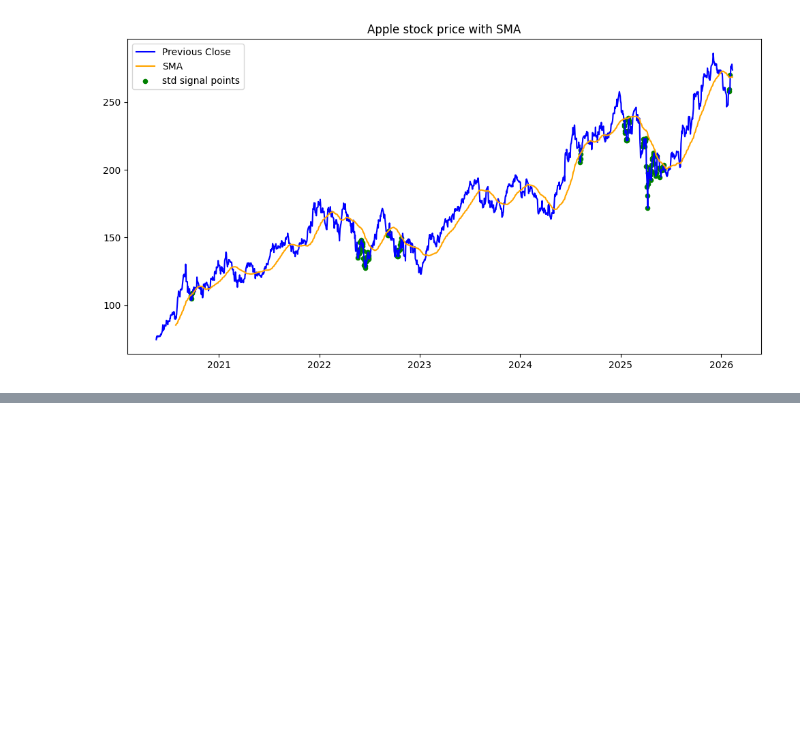
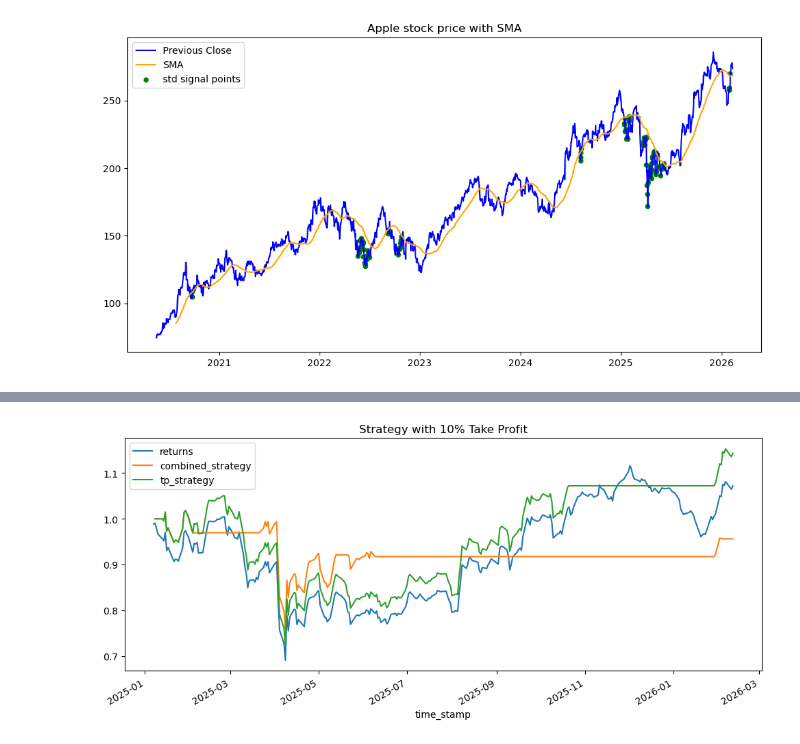
Before and after one commit to mphomutchinya/Financial-Time-Series-Data-Platform, a Jupyter notebook: notebooks/feature_exploration.ipynb, the cells around one changed output, grey strips where cells are left out. Saved outputs shown, nothing was run; the diff lists cells and outputs as text; code cells hidden in the pictures; blank space fills up the shorter version.

```diff
--- a/notebooks/feature_exploration.ipynb
+++ b/notebooks/feature_exploration.ipynb
@@ -209,0 +345,47 @@ plt.plot(df.index, df['returns'])
+# %%
+# Track position and entry price
+position = 0
+entry_price = 0
+take_profit = 0.10  # 10%
+
+signals = []
+
+for i, row in test_df.iterrows():
+    # Entry: combined signal fires and not in position
+    if row["combined_signal"] == 1 and position == 0:
+        position = 1
+        entry_price = row["prev_close"]
+        signals.append(1)
+
+    # Exit: take profit hit
+    elif position == 1:
+        gain = (row["prev_close"] - entry_price) / entry_price
+        if gain >= take_profit:
+            position = 0  # take profit, exit
+            entry_price = 0
+            signals.append(0)
+
+    #Stop loss: if price drops a further 5% from the signal
+
+
+
+
+
+        else:
+            signals.append(1)  # still holding
+
+    else:
+        signals.append(0)
+
+test_df["tp_signal"] = signals
+
+# Calculate strategy returns with take profit
+test_df["tp_strategy"] = test_df["returns"] * test_df["tp_signal"].shift(1)
+
+# Plot
+(1 + test_df[["returns", "combined_strategy", "tp_strategy"]]).cumprod().plot(
+    figsize=(12, 5), title="Strategy with 10% Take Profit"
+)
+plt.show()
+# %% [output]
+[figure, added]
```
Also changed, not shown: parts of 23 cells of this notebook, 5 other files.
